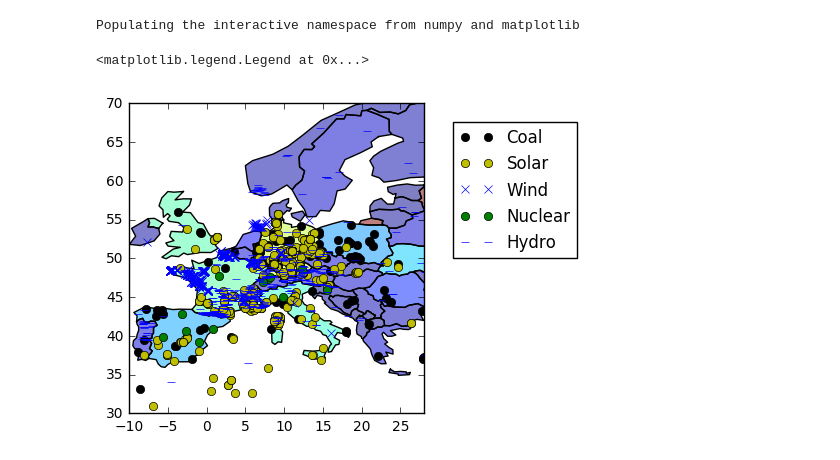
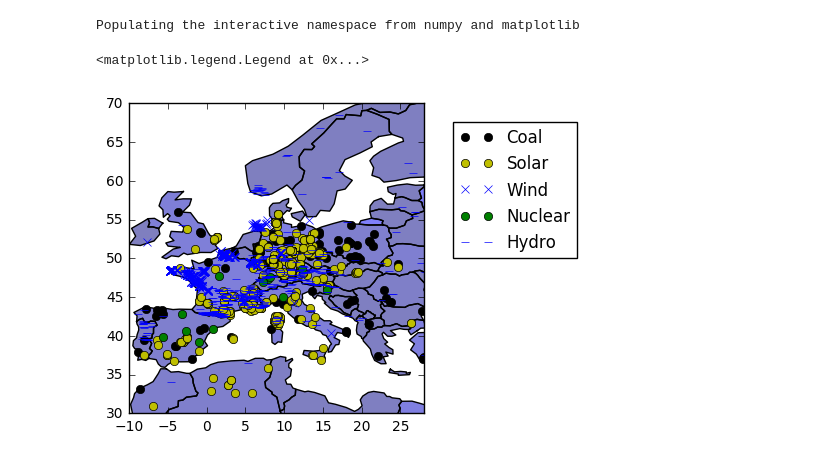
Before and after one commit to tobiasseidel/electricitymap, a Jupyter notebook: datascience/OSM.ipynb, the cells around one changed output. Drawn from its saved outputs; the diff is of its cells as text; code cells hidden in the pictures.

```diff
--- a/datascience/OSM.ipynb
+++ b/datascience/OSM.ipynb
@@ -70,27 +69,26 @@ p.parse(osmfile)
 # %%
 import geopandas as gpd
 %pylab inline
 world = gpd.read_file(gpd.datasets.get_path('naturalearth_lowres'))
-countries = world[world['continent'] == "Europe"]
-countries.plot(column='pop_est')
+world.plot(column='pop_est')
 xlim(-10,28)
 ylim(30,70)
 
 Coal=counter.findTag("generator:source","coal")
 plot(Coal.x,Coal.y,"ok",label="Coal")
 Solar=counter.findTag("generator:source","solar")
 plot(Solar.x,Solar.y,"oy",label="Solar")
 Wind=counter.findTag("generator:source","wind")
 plot(Wind.x,Wind.y,"xb",label="Wind")
 Nuclear=counter.findTag("generator:source","nuclear")
 plot(Nuclear.x,Nuclear.y,"og",label="Nuclear")
 Hydro=counter.findTag("generator:source","hydro")
 plot(Hydro.x,Hydro.y,"_b",label="Hydro")
 legend(loc=(1.1,0.5))
 # %% [output]
 Populating the interactive namespace from numpy and matplotlib
 <matplotlib.legend.Legend at 0x...>
-[figure, old version]
+[figure, new version]
 # %%
 Coal
 # %% [output]
```
Also changed, not shown: parts of 4 cells of this notebook.
